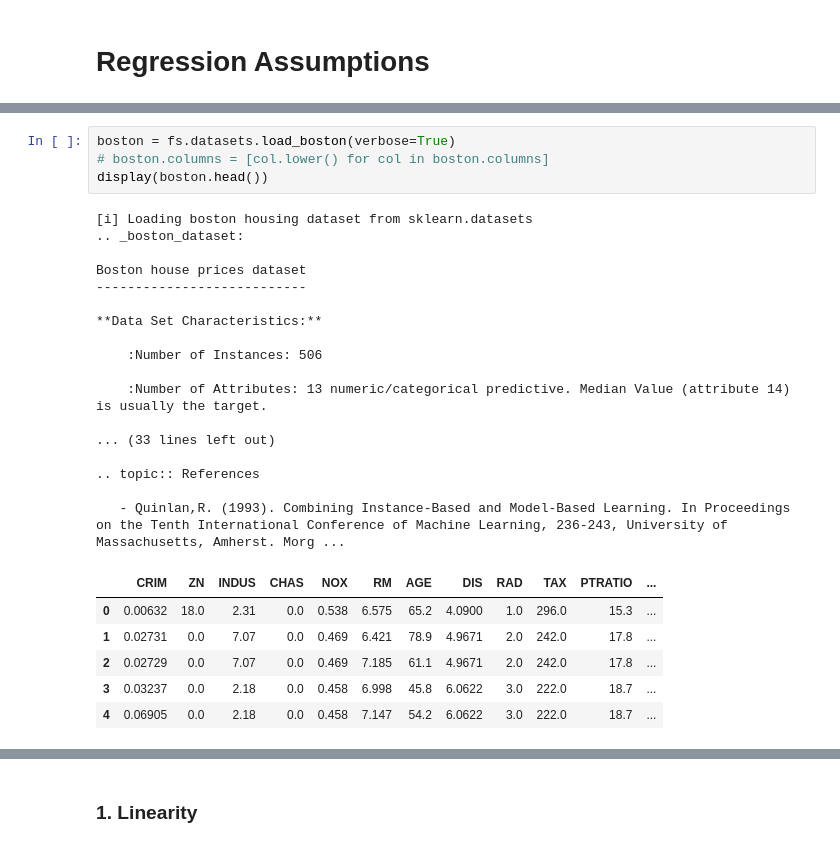
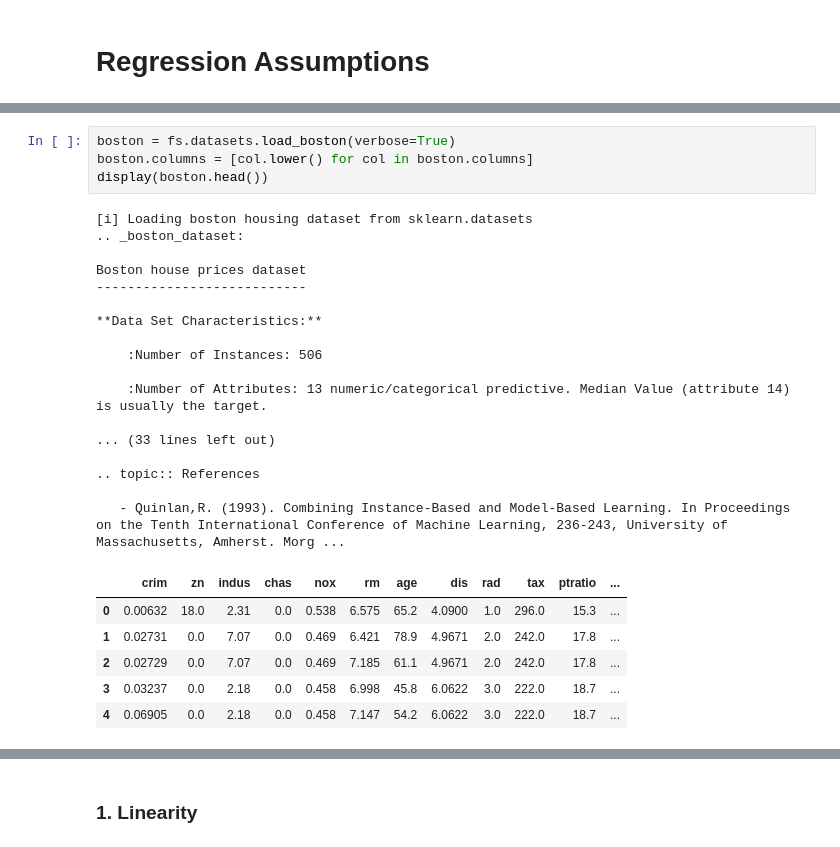
Before and after one commit to jirvingphd/online-dtsc-pt-041320-cohort-notes, a Jupyter notebook: Instructor Notebooks/sect_18-19/section_19_Multiple_Regression_Part_2.ipynb, the cells around one changed output, grey strips where cells are left out. Saved outputs shown, nothing was run; the diff lists cells and outputs as text.

```diff
--- a/Instructor Notebooks/sect_18-19/section_19_Multiple_Regression_Part_2.ipynb
+++ b/Instructor Notebooks/sect_18-19/section_19_Multiple_Regression_Part_2.ipynb
@@ -32,26 +50,26 @@ from fsds.imports import *
 # %%
 boston = fs.datasets.load_boston(verbose=True)
-# boston.columns = [col.lower() for col in boston.columns]
+boston.columns = [col.lower() for col in boston.columns]
 display(boston.head())
 # %% [output]
 [i] Loading boston housing dataset from sklearn.datasets
 .. _boston_dataset:
 
 Boston house prices dataset
 ---------------------------
 
 **Data Set Characteristics:**
 
     :Number of Instances: 506
 
     :Number of Attributes: 13 numeric/categorical predictive. Median Value (attribute 14) is usually the target.
 
 ... (33 lines left out)
 
 .. topic:: References
 
    - Quinlan,R. (1993). Combining Instance-Based and Model-Based Learning. In Proceedings on the Tenth International Conference of Machine Learning, 236-243, University of Massachusetts, Amherst. Morg ...
-|  | CRIM | ZN | INDUS | CHAS | NOX | RM | AGE | DIS | RAD | TAX | PTRATIO | ... |
+|  | crim | zn | indus | chas | nox | rm | age | dis | rad | tax | ptratio | ... |
 | 0 | 0.00632 | 18.0 | 2.31 | 0.0 | 0.538 | 6.575 | 65.2 | 4.0900 | 1.0 | 296.0 | 15.3 | ... |
 | 1 | 0.02731 | 0.0 | 7.07 | 0.0 | 0.469 | 6.421 | 78.9 | 4.9671 | 2.0 | 242.0 | 17.8 | ... |
 | 2 | 0.02729 | 0.0 | 7.07 | 0.0 | 0.469 | 7.185 | 61.1 | 4.9671 | 2.0 | 242.0 | 17.8 | ... |
```
Also changed, not shown: parts of 24 cells of this notebook, 3 other files.
